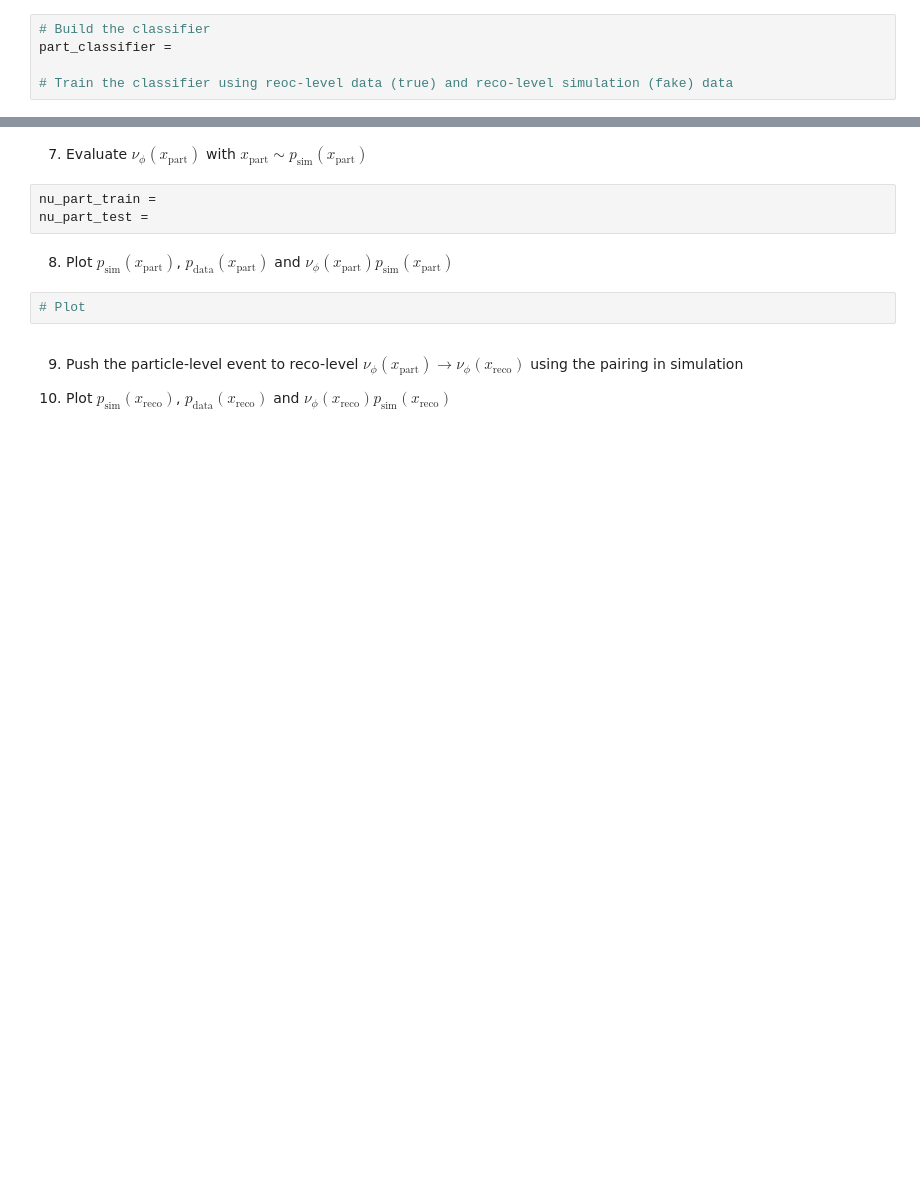
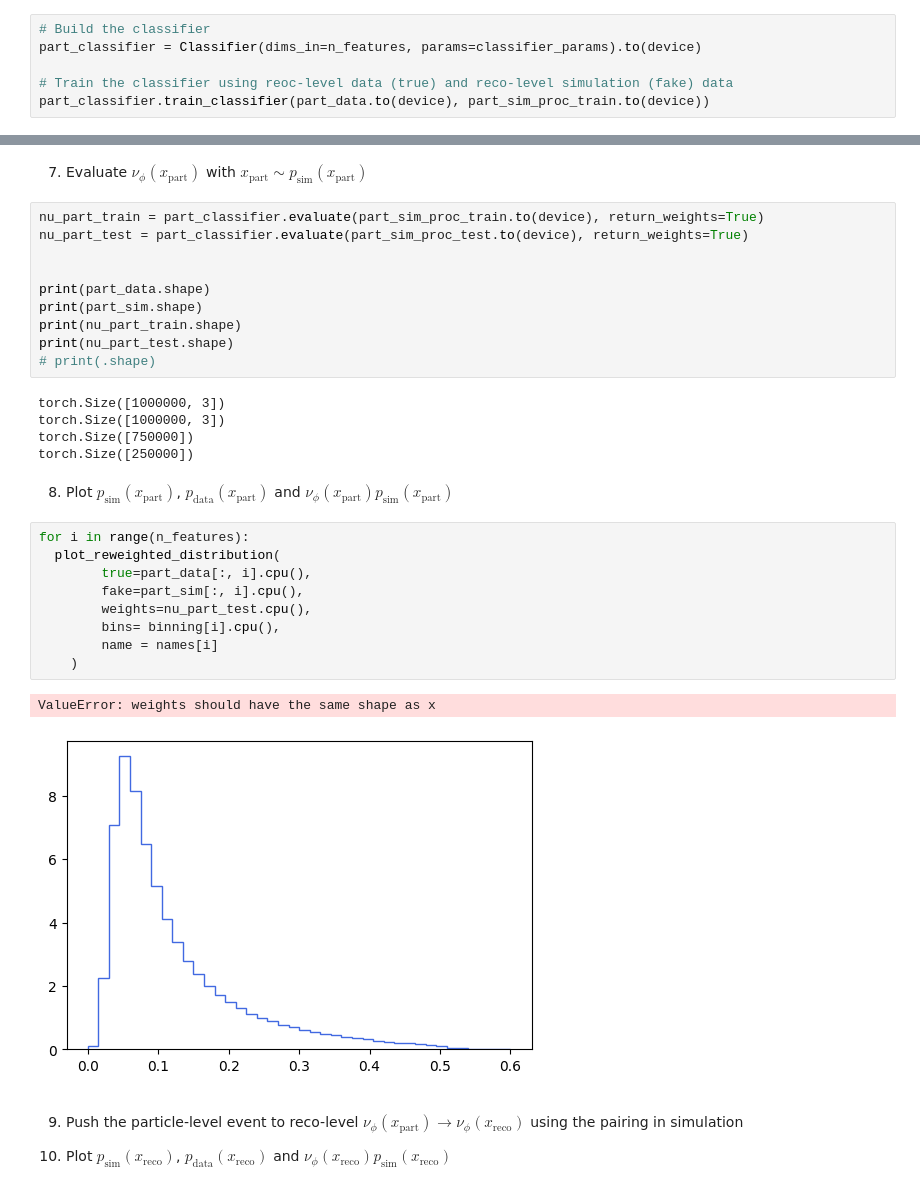
Before and after one commit to skipperglume/AI_suggested_scripts, a Jupyter notebook: Omnifold_tutorial_student.ipynb, the cells around one changed output, grey strips where cells are left out. Saved outputs shown, nothing was run; the diff lists cells and outputs as text; blank space fills up the shorter version.

```diff
--- a/Omnifold_tutorial_student.ipynb
+++ b/Omnifold_tutorial_student.ipynb
@@ -413,6 +442,7 @@ for i in range(n_features):
 6. Train a classifier between $p_{\text{sim}}(x_{\text{part}})$ and $w_\theta (x_\text{part}) p_{\text{sim}}(x_{\text{part}})$
 # %%
 # Build the classifier
-part_classifier =
+part_classifier = Classifier(dims_in=n_features, params=classifier_params).to(device)
 
 # Train the classifier using reoc-level data (true) and reco-level simulation (fake) data
+part_classifier.train_classifier(part_data.to(device), part_sim_proc_train.to(device))
@@ -419,12 +456,34 @@ part_classifier =
 # %% [markdown]
 7. Evaluate $\nu_\phi (x_\text{part})$ with $x_\text{part} \sim p_\text{sim}(x_\text{part})$
-# %%
-nu_part_train =
-nu_part_test =
+# %%
+nu_part_train = part_classifier.evaluate(part_sim_proc_train.to(device), return_weights=True)
+nu_part_test = part_classifier.evaluate(part_sim_proc_test.to(device), return_weights=True)
+
+
+print(part_data.shape)
+print(part_sim.shape)
+print(nu_part_train.shape)
+print(nu_part_test.shape)
+# print(.shape)
+# %% [output]
+torch.Size([1000000, 3])
+torch.Size([1000000, 3])
+torch.Size([750000])
+torch.Size([250000])
 # %% [markdown]
 8. Plot $p_\text{sim}(x_\text{part})$, $p_{\text{data}}(x_{\text{part}})$ and $\nu_\phi(x_\text{part})p_\text{sim}(x_\text{part})$
-# %%
-# Plot
+# %%
+for i in range(n_features):
+  plot_reweighted_distribution(
+        true=part_data[:, i].cpu(),
+        fake=part_sim[:, i].cpu(),
+        weights=nu_part_test.cpu(),
+        bins= binning[i].cpu(),
+        name = names[i]
+    )
+# %% [output]
+ValueError: weights should have the same shape as x
+[figure, added]
 # %% [markdown]
 9. Push the particle-level event to reco-level $\nu_\phi(x_\text{part}) \rightarrow \nu_\phi(x_\text{reco})$ using the pairing in simulation
 
```
Also changed, not shown: parts of 8 cells of this notebook.
